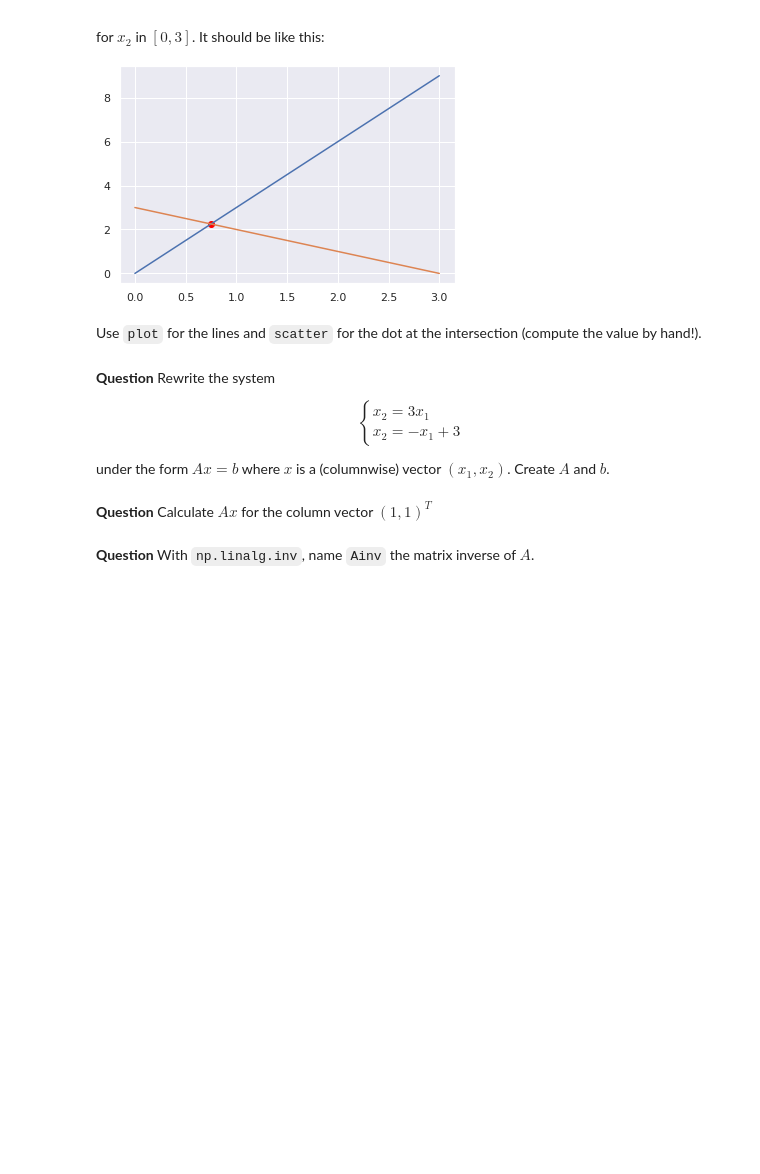
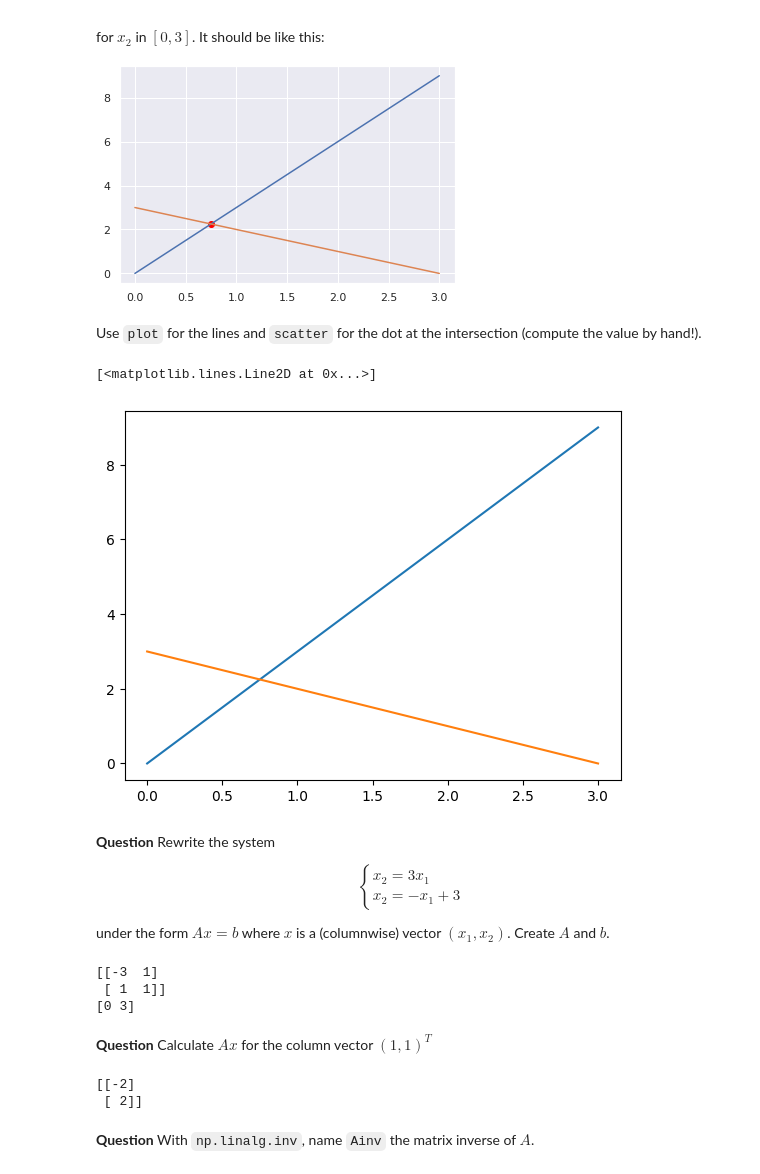
Before and after one commit to AntoineVantorre/Machine-Learning, a Jupyter notebook: Petits exercices algebre lineaire-en.ipynb, the cells around one changed output. Drawn from its saved outputs; the diff is of its cells as text; code cells hidden in the pictures; blank space fills up the shorter version.

```diff
--- a/Petits exercices algebre lineaire-en.ipynb
+++ b/Petits exercices algebre lineaire-en.ipynb
@@ -128,13 +357,41 @@ for $x_2$ in $[0, 3]$. It should be like this:
 ![image.png](attachment:image.png)
 
 Use `plot` for the lines and  `scatter` for the dot at the intersection (compute the value by hand!).
+# %%
+import matplotlib.pyplot as plt
+x1 = np.linspace(0, 3, 100)
+x2_line1 = 3 * x1
+x2_line2 = -x1 + 3
+plt.plot(x1, x2_line1)
+plt.plot(x1, x2_line2)
+# %% [output]
+[<matplotlib.lines.Line2D at 0x...>]
+[figure, added]
 # %% [markdown]
 **Question** Rewrite the system
 
 $$\left \{ \begin{array}{l}x_2 = 3 x_1\\x_2 = -x_1 +3\end{array} \right .$$
 
 under the form $Ax = b$ where $x$ is a (columnwise) vector $(x_1,x_2)$. Create $A$ and $b$.
+# %%
+A = np.array([[-3, 1],
+              [ 1, 1]])
+b = np.array([0, 3])
+print(A)
+print(b)
+# %% [output]
+[[-3  1]
+ [ 1  1]]
+[0 3]
 # %% [markdown]
 **Question** Calculate $Ax$ for the column vector $(1, 1)^T$
+# %%
+x = np.array([[1],
+              [1]])
+Ax = A @ x
+print(Ax)
+# %% [output]
+[[-2]
+ [ 2]]
 # %% [markdown]
 **Question** With `np.linalg.inv`, name `Ainv` the matrix inverse of $A$.
```
Also changed, not shown: parts of 51 cells of this notebook, 1 other file.
